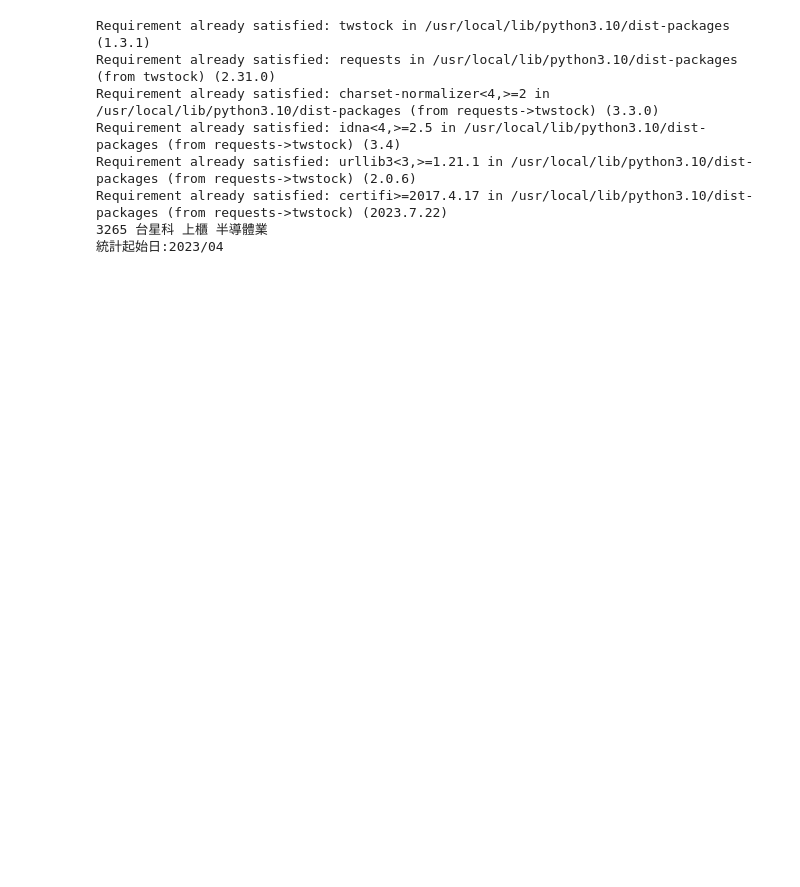
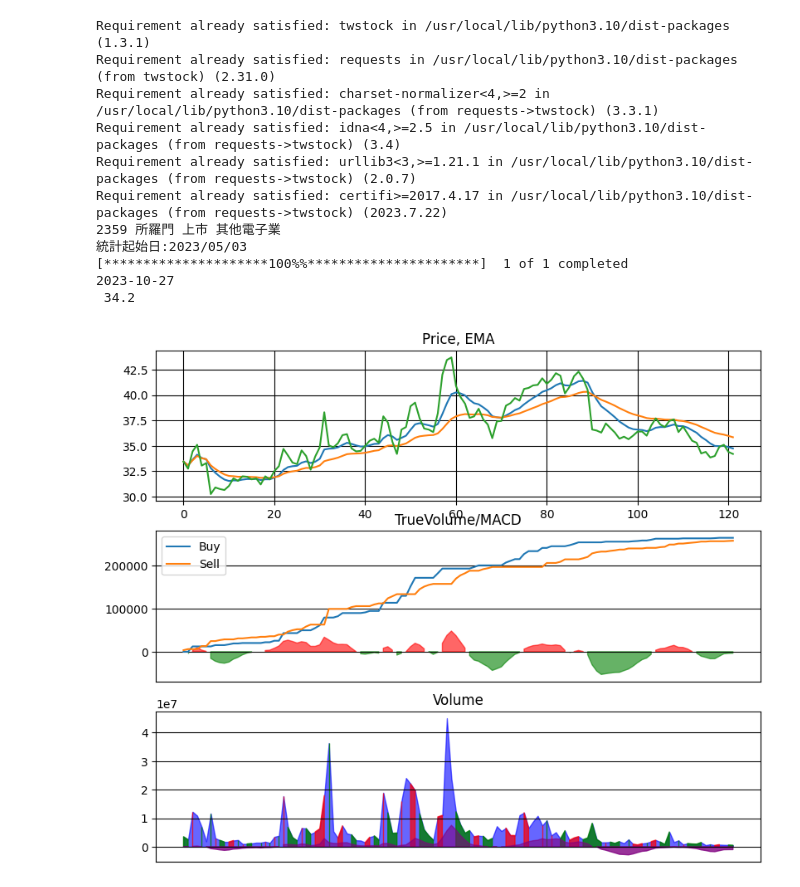
Before and after one commit to tzoung-yu/TrueVolume, a Jupyter notebook: TrueVolume上市上櫃.ipynb, the cells around one changed output. Saved outputs shown, nothing was run; the diff lists cells and outputs as text; code cells hidden in the pictures; blank space fills up the shorter version.

```diff
--- a/TrueVolume上市上櫃.ipynb
+++ b/TrueVolume上市上櫃.ipynb
@@ -16,7 +16,7 @@ import yfinance as yf
 yfonly=0
 
 #股票代號
-stoid="台星科"
+stoid='所羅門'
 
 def TrueVol(pd):
   df=pd
@@ -55,7 +55,7 @@ def TrueVol(pd):
         dlc+=(voo[i]/1000)
         upordown=-1
       else:
-        if(clo[i] >= opp[i]-((opp[i]-llo[i])/2) and clo[i]>lp):
+        if(clo[i] >= llo[i]+((hig[i]-llo[i])/2) and clo[i]>lp):
           upc+=(voo[i]/1000)
           upordown=1
     upl.append(upc)
@@ -93,12 +93,15 @@ def TrueVol(pd):
     sco.append(bbb)
     x.append(str(i))
   sco=np.array(sco)
+
   gg2=max(abs(sco))
-  gg3=gg1/gg2
-  sco=sco*gg3/3.8
+  #gg3=gg1/gg2
+  gg3=(lgv*1000)/gg2
+  sco=sco*gg3/6
 
   gg3=gg1/max(abs(histogram))
-  histogram2 = histogram*gg3/8
+  #gg3=(lgv*1000)/max(abs(histogram))
+  histogram2 = histogram*gg3/5
 
   mpl.rcParams["figure.figsize"] = (9.4, 8)
 
@@ -116,16 +119,14 @@ def TrueVol(pd):
   plt.subplot(312)
   plt.plot(upl,label='Buy')
   plt.plot(dol,label='Sell')
+  plt.fill_between(x, histogram2, where=(histogram2>0), color='red', alpha=0.6)
   plt.fill_between(x, histogram2, where=(histogram2<0), color='green', alpha=0.6)
-  plt.fill_between(x, histogram2, where=(histogram2>0), color='red', alpha=0.6)
-  plt.fill_between(x, sco, where=(sco<0), color='orange', alpha=0.6)
-  plt.fill_between(x, sco, where=(sco>0), color='blue', alpha=0.6)
   #plt.plot(sco, label='Score', color='purple')
   #plt.bar(x, height=sco, color='red','linewidth=0)
   plt.gca().xaxis.set_ticks([])
   plt.grid(color='black')
   plt.legend()
-  plt.title('TrueVolume')
+  plt.title('TrueVolume/MACD')
 
   xvo = np.array(xvo)
   plt.subplot(313)
@@ -133,7 +134,9 @@ def TrueVol(pd):
   #plt.plot(voo)
   plt.fill_between(x, voo, where=(voo>0), color='blue', alpha=0.6)
   plt.fill_between(x, voo, where=(xvo<0), color='green', alpha=0.8)
-  plt.fill_between(x, voo, where=(xvo>0), color='red', alpha=0.8)
+  plt.fill_between(x, voo, where=(xvo>0), color='red', alpha=0.7)
+  plt.fill_between(x, sco, where=(sco<0), color='purple', alpha=0.8)
+  plt.fill_between(x, sco, where=(sco>0), color='purple', alpha=0.6)
   plt.gca().xaxis.set_ticks([])
   plt.grid(color='black')
 
@@ -184,34 +187,38 @@ if(yfonly==0 and nn.market[0]=='上櫃'):
   stock = Stock(stoid)
   sto_price = stock.fetch_from(day_start.year, day_start.month)
   sto_attr = ['Date', 'Volume', 'Turnover', 'Open', 'High', 'Low', 'Close', 'Change', 'Transaction']
   data1 = pd.DataFrame(columns = sto_attr, data = sto_price)
   data1 = data1.drop(['Turnover', 'Change', 'Transaction'], axis=1)
 
 if(yfonly==0 and nn.market[0]=='上市'):
   print("統計起始日:"+day_start.strftime("%Y/%m/%d"))
   data1 = yf.download(stoid+'.TW',start=day_start, end=thisday)
   data1 = data1.reset_index(drop=False)
 
 if yfonly==1:
   print(stoid)
   data1 = yf.download(stoid+'.TW',start=day_start, end=thisday)
   data1 = data1.reset_index(drop=False)
 
 df=data1.tail(1)
 tt1=str(df["Date"])
 tt1= keep_first_line(tt1)
 print(tt1[-10:])
 tt1=str(round(df["Close"],2))
 tt1= keep_first_line(tt1)
 print(tt1[6:])
 
 TrueVol(data1)
 # %% [output]
 Requirement already satisfied: twstock in /usr/local/lib/python3.10/dist-packages (1.3.1)
 Requirement already satisfied: requests in /usr/local/lib/python3.10/dist-packages (from twstock) (2.31.0)
-Requirement already satisfied: charset-normalizer<4,>=2 in /usr/local/lib/python3.10/dist-packages (from requests->twstock) (3.3.0)
+Requirement already satisfied: charset-normalizer<4,>=2 in /usr/local/lib/python3.10/dist-packages (from requests->twstock) (3.3.1)
 Requirement already satisfied: idna<4,>=2.5 in /usr/local/lib/python3.10/dist-packages (from requests->twstock) (3.4)
-Requirement already satisfied: urllib3<3,>=1.21.1 in /usr/local/lib/python3.10/dist-packages (from requests->twstock) (2.0.6)
+Requirement already satisfied: urllib3<3,>=1.21.1 in /usr/local/lib/python3.10/dist-packages (from requests->twstock) (2.0.7)
 Requirement already satisfied: certifi>=2017.4.17 in /usr/local/lib/python3.10/dist-packages (from requests->twstock) (2023.7.22)
-3265 台星科 上櫃 半導體業
-統計起始日:2023/04
+2359 所羅門 上市 其他電子業
+統計起始日:2023/05/03
+[*********************100%%**********************]  1 of 1 completed
+2023-10-27
+ 34.2
+[figure, added]
```
